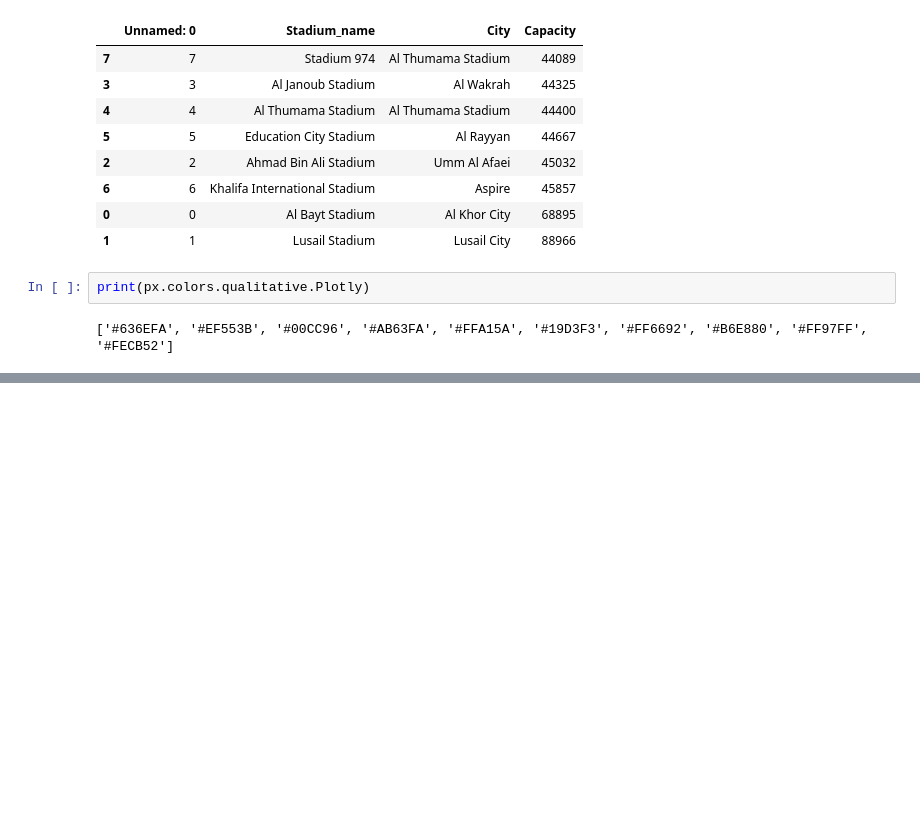
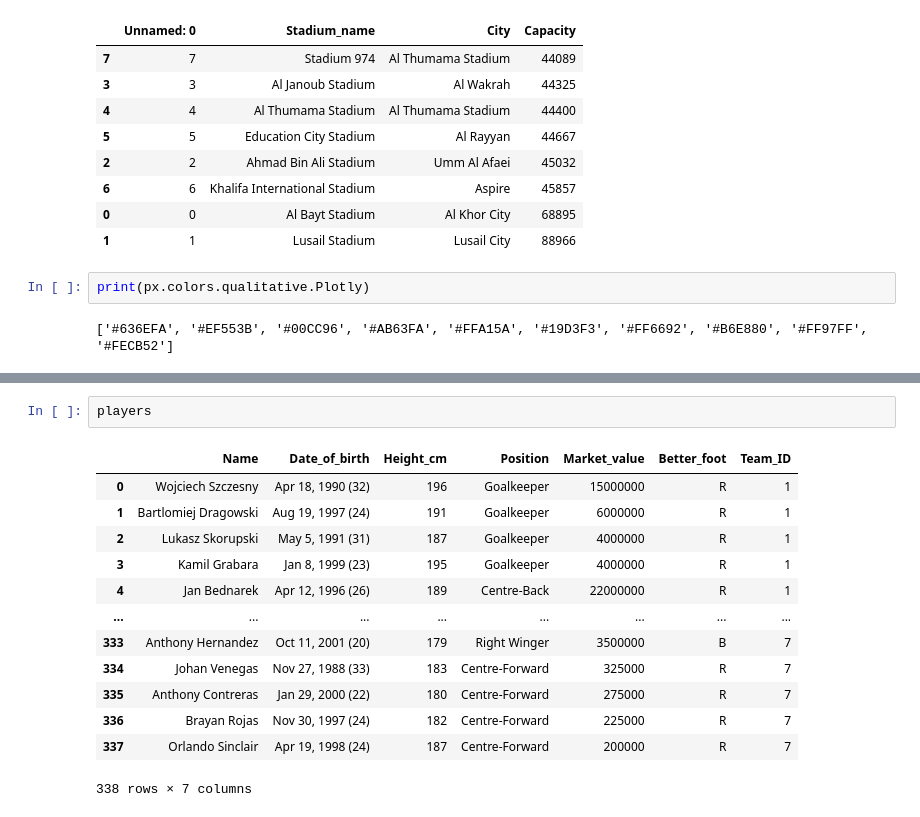
Before and after one commit to AdamJJ00/fifa-statistic-web-app, a Jupyter notebook: charts/charts.ipynb, the cells around one changed output, grey strips where cells are left out. Saved outputs shown, nothing was run; the diff lists cells and outputs as text; blank space fills up the shorter version.

```diff
--- a/charts/charts.ipynb
+++ b/charts/charts.ipynb
@@ -352,0 +400,16 @@ iplot(fig4)
+# %%
+players
+# %% [output]
+|  | Name | Date_of_birth | Height_cm | Position | Market_value | Better_foot | Team_ID |
+| 0 | Wojciech Szczesny | Apr 18, 1990 (32) | 196 | Goalkeeper | 15000000 | R | 1 |
+| 1 | Bartlomiej Dragowski | Aug 19, 1997 (24) | 191 | Goalkeeper | 6000000 | R | 1 |
+| 2 | Lukasz Skorupski | May 5, 1991 (31) | 187 | Goalkeeper | 4000000 | R | 1 |
+| 3 | Kamil Grabara | Jan 8, 1999 (23) | 195 | Goalkeeper | 4000000 | R | 1 |
+| 4 | Jan Bednarek | Apr 12, 1996 (26) | 189 | Centre-Back | 22000000 | R | 1 |
+| ... | ... | ... | ... | ... | ... | ... | ... |
+| 333 | Anthony Hernandez | Oct 11, 2001 (20) | 179 | Right Winger | 3500000 | B | 7 |
+| 334 | Johan Venegas | Nov 27, 1988 (33) | 183 | Centre-Forward | 325000 | R | 7 |
+| 335 | Anthony Contreras | Jan 29, 2000 (22) | 180 | Centre-Forward | 275000 | R | 7 |
+| 336 | Brayan Rojas | Nov 30, 1997 (24) | 182 | Centre-Forward | 225000 | R | 7 |
+| 337 | Orlando Sinclair | Apr 19, 1998 (24) | 187 | Centre-Forward | 200000 | R | 7 |
+338 rows × 7 columns
```
Also changed, not shown: parts of 10 cells of this notebook.
